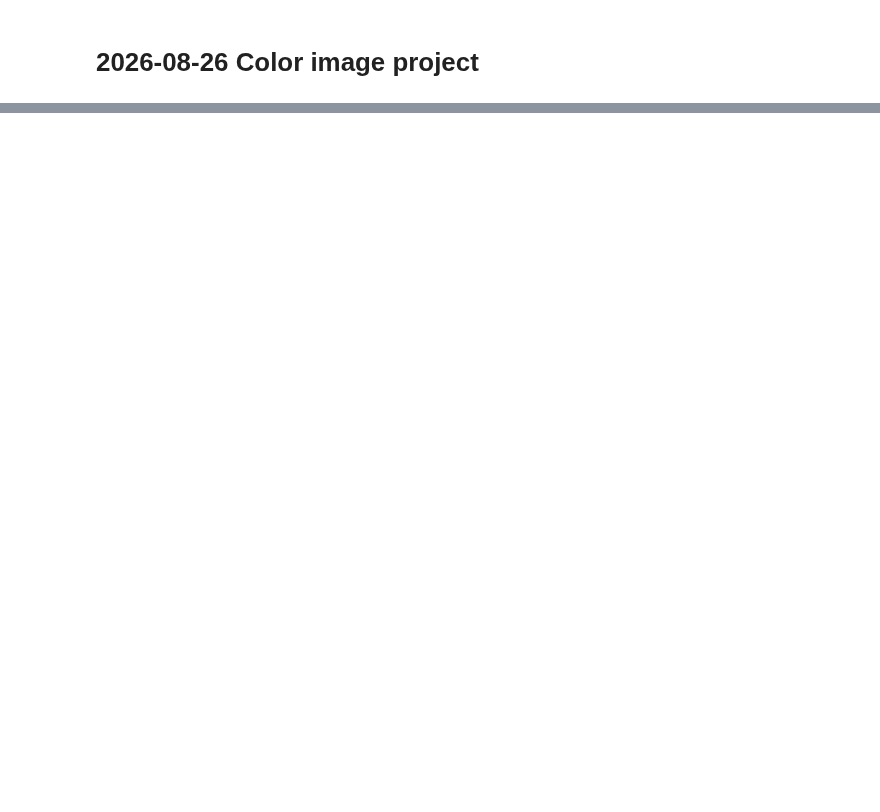
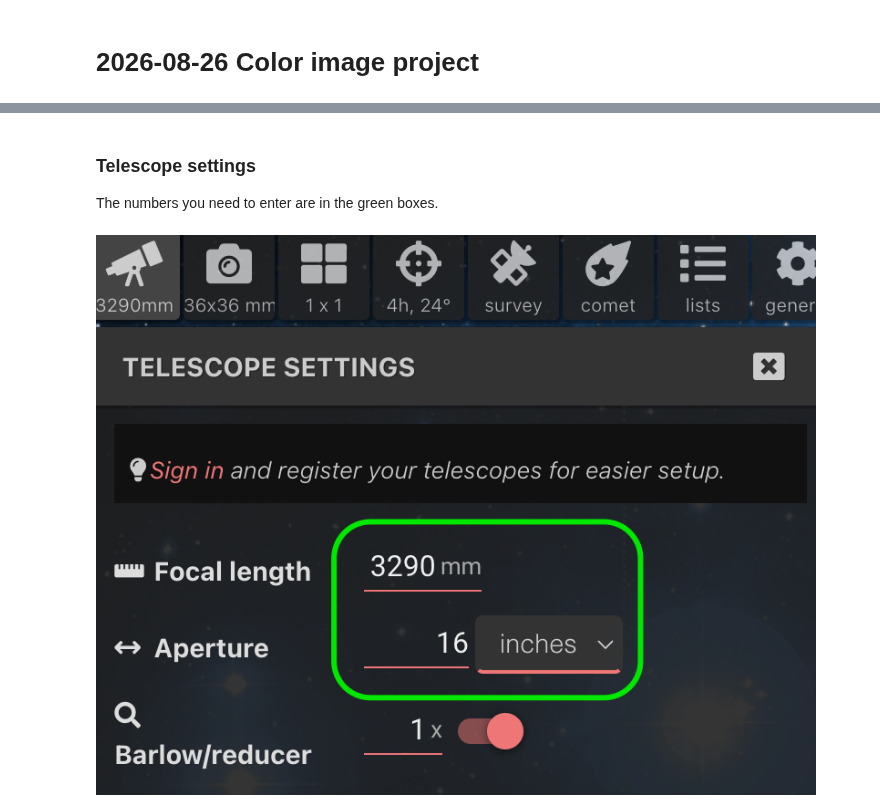
Before and after one commit to mwcraig/ast266-notes, a Jupyter notebook: 2026-08-26-Intro-Color-Image.ipynb, the cells around one changed output, grey strips where cells are left out. Saved outputs shown, nothing was run; the diff lists cells and outputs as text; code cells hidden in the pictures; blank space fills up the shorter version.

```diff
--- a/2026-08-26-Intro-Color-Image.ipynb
+++ b/2026-08-26-Intro-Color-Image.ipynb
@@ -38,0 +56,8 @@ Several (10 or 20 of each filter) images were combined to make one nicer image i
+# %% [markdown]
+### Telescope settings
+
+The numbers you need to enter are in the green boxes.
+# %%
+Image('media/TS-telesope-settings.png')
+# %% [output]
+[figure, added]
```
Also changed, not shown: parts of 8 cells of this notebook, 4 other files.
